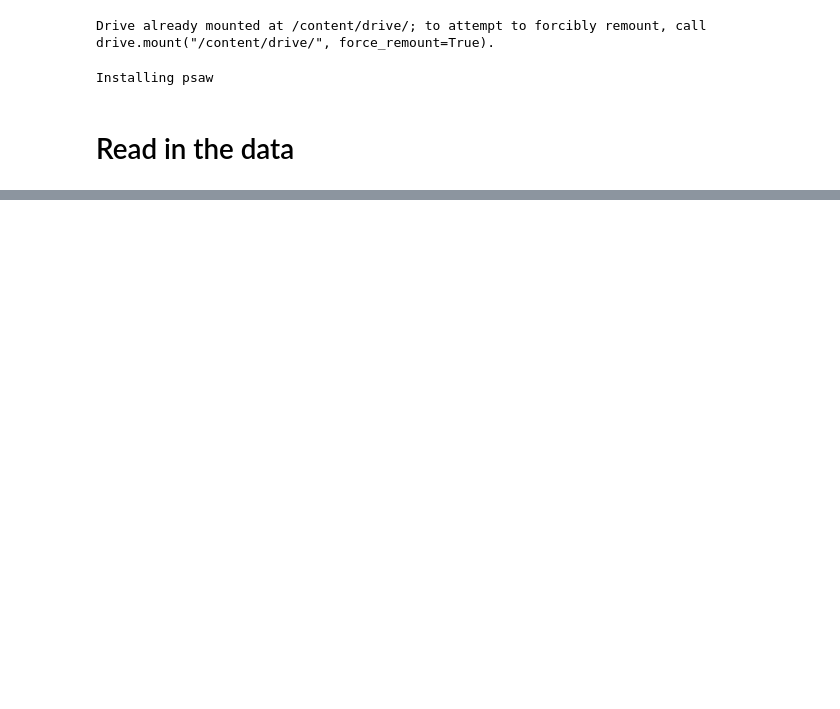
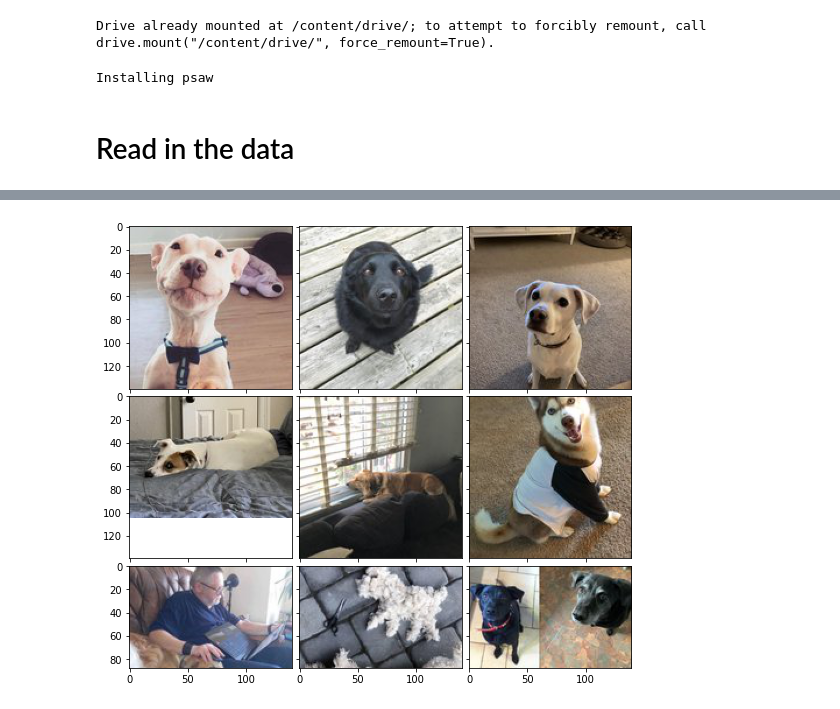
Before and after one commit to ijdouglas/reddit-like-predictor, a Jupyter notebook: scripts/01.ipynb, the cells around one changed output, grey strips where cells are left out. Drawn from its saved outputs; the diff is of its cells as text; code cells hidden in the pictures; blank space fills up the shorter version.

```diff
--- a/scripts/01.ipynb
+++ b/scripts/01.ipynb
@@ -36,0 +24,5 @@ d.sort_values('score', ascending = True).iloc[0:10]
+# %%
+# Cats
+cat = pd.read_csv('data/tbl/cat_posts.csv', index_col='id')
+# and dogs
+dog = pd.read_csv('data/tbl/dog_posts.csv', index_col='id')
@@ -36,0 +106,5 @@ d.sort_values('score', ascending = True).iloc[0:10]
+# %%
+# Images of top dogs
+plot_top9(top_dogs_thumb)
+# %% [output]
+[figure, added]
```
Also changed, not shown: parts of 10 cells of this notebook, 1 other file.
